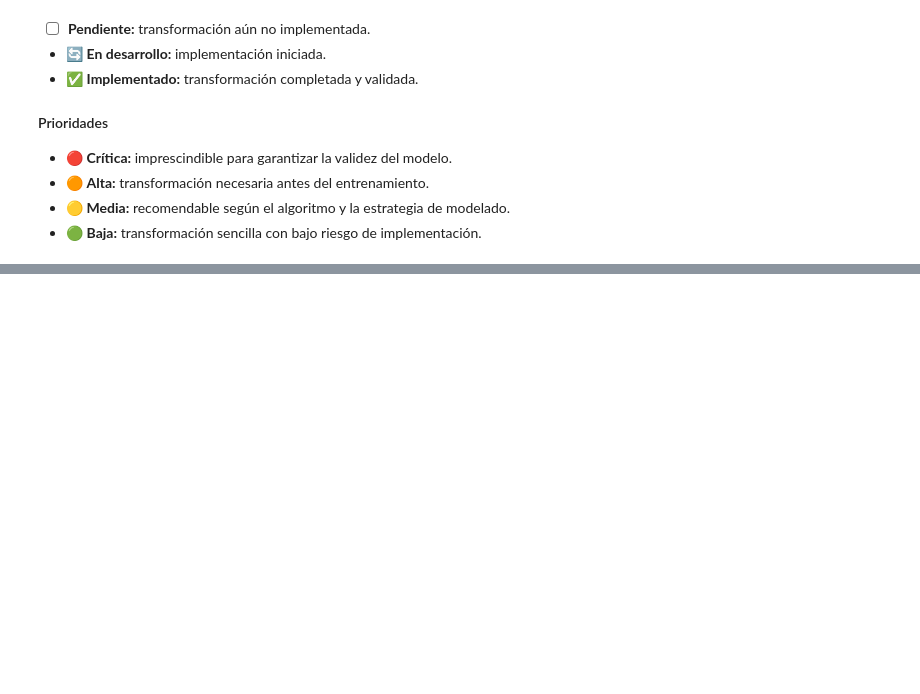
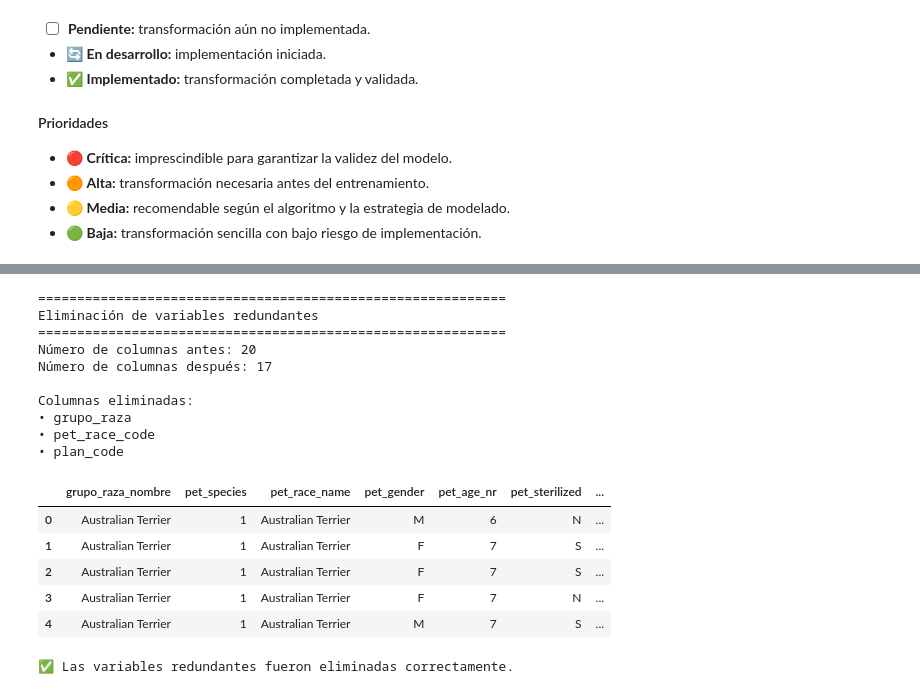
Before and after one commit to Angelica26-DS/proyecto-ml-seguros-mascotas, a Jupyter notebook: src/notebooks/01_preprocessing.ipynb, the cells around one changed output, grey strips where cells are left out. Saved outputs shown, nothing was run; the diff lists cells and outputs as text; code cells hidden in the pictures; blank space fills up the shorter version.

```diff
--- a/src/notebooks/01_preprocessing.ipynb
+++ b/src/notebooks/01_preprocessing.ipynb
@@ -1399,0 +1531,58 @@ La implementación de dichas transformaciones se desarrollará en el **Notebook
+# %%
+# Columnas redundantes que se eliminarán
+columnas_redundantes = [
+    "grupo_raza",
+    "pet_race_code",
+    "plan_code"
+]
+
+print("=" * 60)
+print("Eliminación de variables redundantes")
+print("=" * 60)
+
+print(f"Número de columnas antes: {df_clean.shape[1]}")
+
+df_clean.drop(
+    columns=columnas_redundantes,
+    inplace=True,
+    errors="ignore"
+)
+
+print(f"Número de columnas después: {df_clean.shape[1]}")
+
+print("\nColumnas eliminadas:")
+for columna in columnas_redundantes:
+    print(f"• {columna}")
+
+display(df_clean.head())
+# %% [output]
+============================================================
+Eliminación de variables redundantes
+============================================================
+Número de columnas antes: 20
+Número de columnas después: 17
+
+Columnas eliminadas:
+• grupo_raza
+• pet_race_code
+• plan_code
+|  | grupo_raza_nombre | pet_species | pet_race_name | pet_gender | pet_age_nr | pet_sterilized | ... |
+| 0 | Australian Terrier | 1 | Australian Terrier | M | 6 | N | ... |
+| 1 | Australian Terrier | 1 | Australian Terrier | F | 7 | S | ... |
+| 2 | Australian Terrier | 1 | Australian Terrier | F | 7 | S | ... |
+| 3 | Australian Terrier | 1 | Australian Terrier | F | 7 | N | ... |
+| 4 | Australian Terrier | 1 | Australian Terrier | M | 7 | S | ... |
+# %%
+columnas_redundantes_restantes = []
+
+for columna in columnas_redundantes:
+    if columna in df_clean.columns:
+        columnas_redundantes_restantes.append(columna)
+
+if len(columnas_redundantes_restantes) == 0:
+    print("✅ Las variables redundantes fueron eliminadas correctamente.")
+else:
+    print("⚠️ Estas variables todavía están presentes:")
+    print(columnas_redundantes_restantes)
+# %% [output]
+✅ Las variables redundantes fueron eliminadas correctamente.
```
Also changed, not shown: parts of 33 cells of this notebook.
